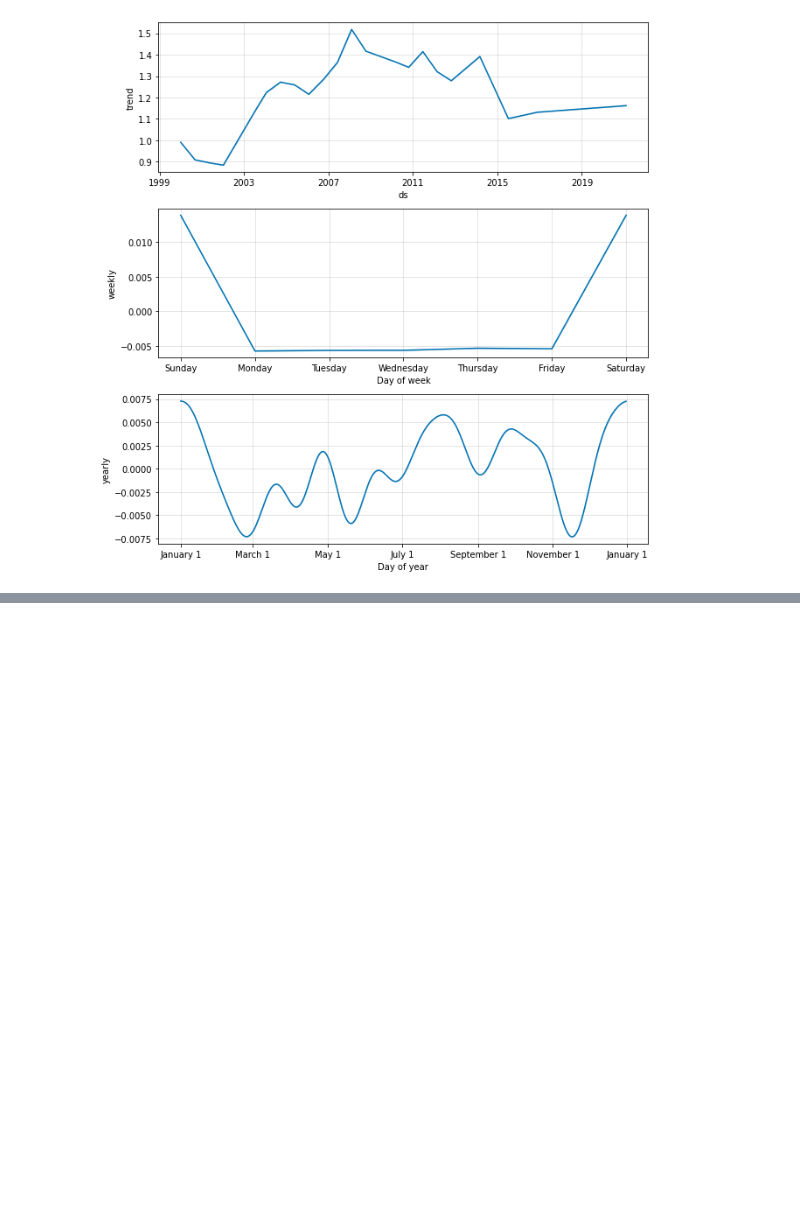
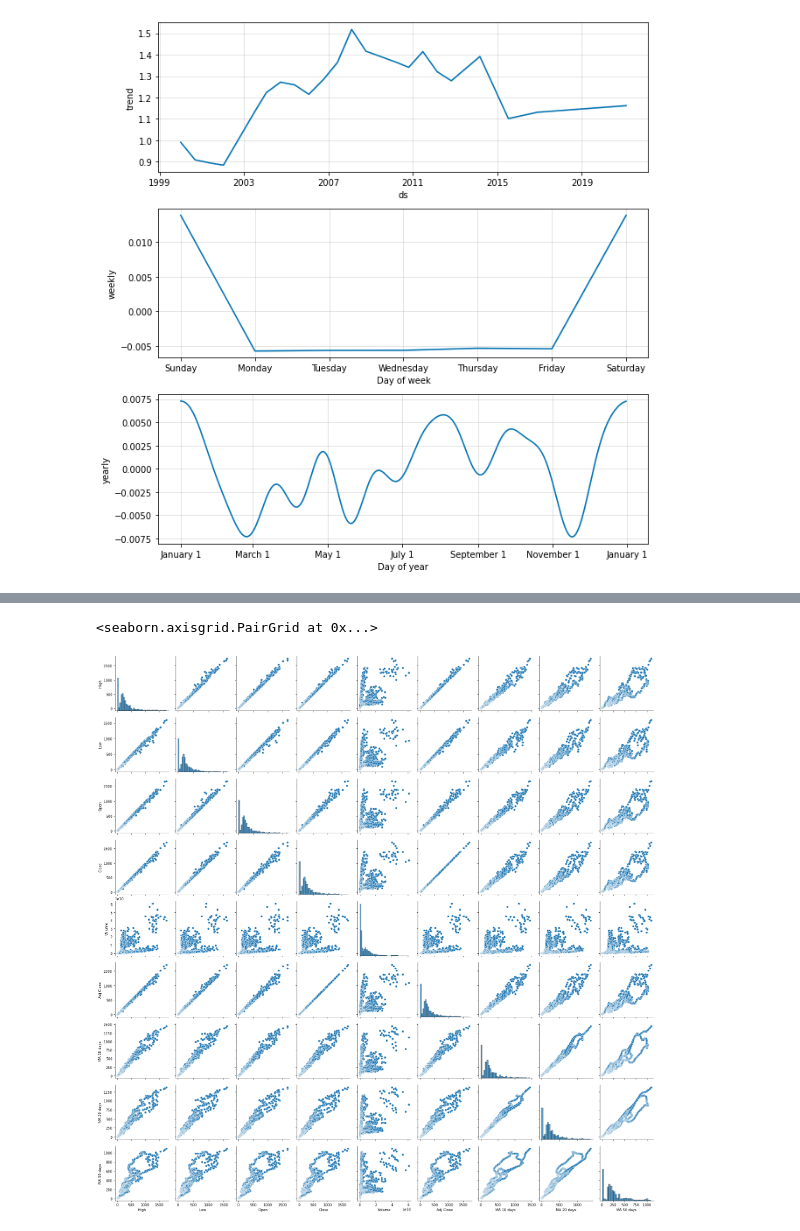
Before and after one commit to Smartsie/Invest, a Jupyter notebook: Invest_with_Currency.ipynb, the cells around one changed output, grey strips where cells are left out. Saved outputs shown, nothing was run; the diff lists cells and outputs as text; code cells hidden in the pictures; blank space fills up the shorter version.

```diff
--- a/Invest_with_Currency.ipynb
+++ b/Invest_with_Currency.ipynb
@@ -682,0 +727,5 @@ plt.show()
+# %%
+sns.pairplot(ETH)
+# %% [output]
+<seaborn.axisgrid.PairGrid at 0x...>
+[figure, added]
```
Also changed, not shown: parts of 24 cells of this notebook.
